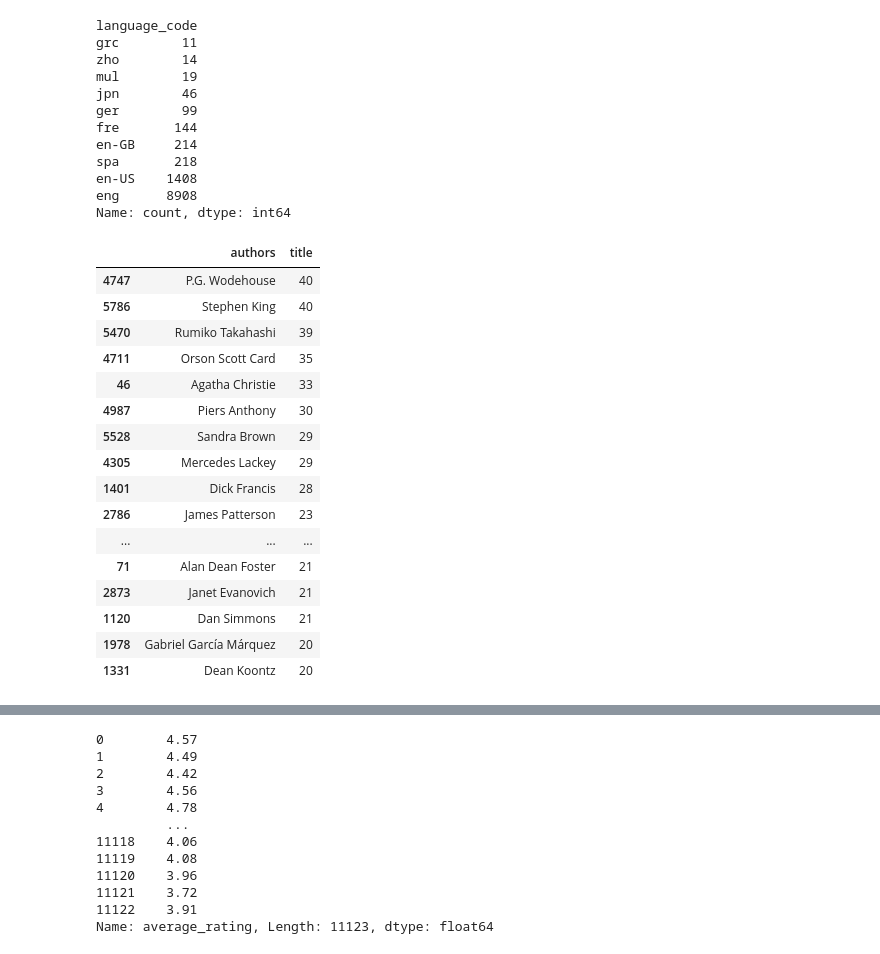
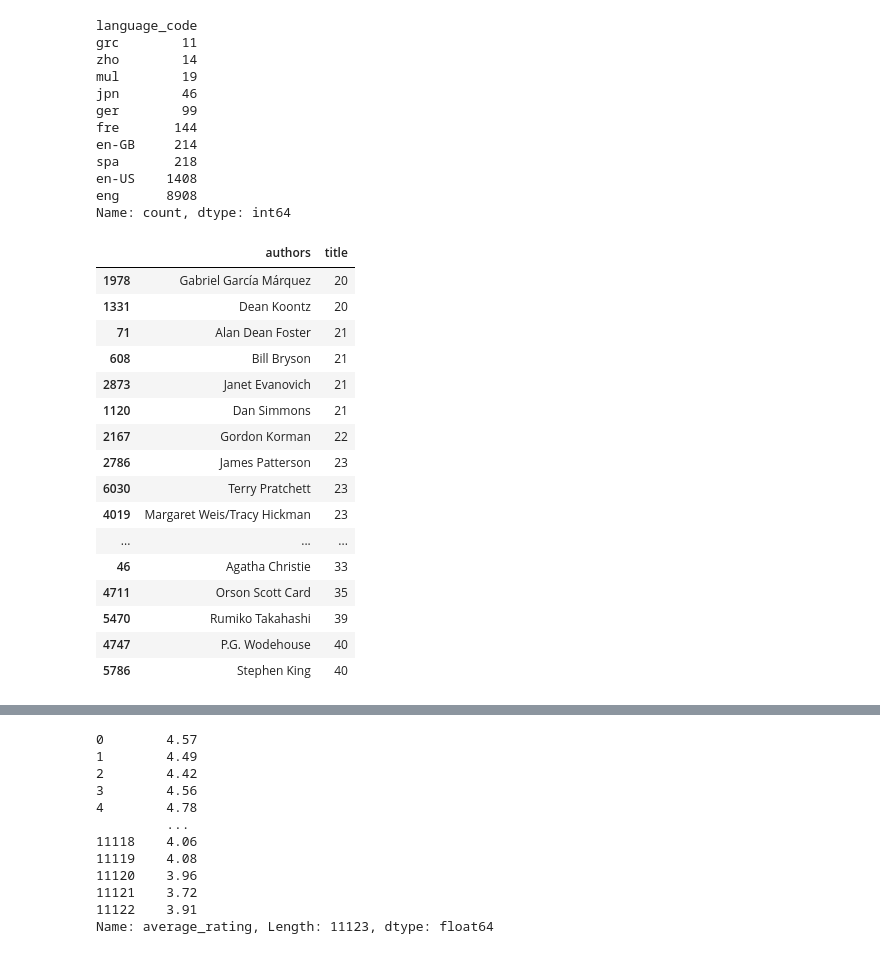
Before and after one commit to tanveerm176/book-recommendation-system, a Jupyter notebook: book-recommender.ipynb, the cells around one changed output, grey strips where cells are left out. Drawn from its saved outputs; the diff is of its cells as text; code cells hidden in the pictures.

```diff
--- a/book-recommender.ipynb
+++ b/book-recommender.ipynb
@@ -264,26 +264,27 @@ fig.show()
 # %%
 ## Which authors have the most books? (Top 20)
 # Group the dataframe by authors and count the number of titles for each author
 most_books = books_data.groupby('authors')['title'].count().reset_index().sort_values('title', ascending=False).head(20)
+most_books = most_books.sort_values(by='title', ascending=True)
 most_books
 # %% [output]
 |  | authors | title |
+| 1978 | Gabriel García Márquez | 20 |
+| 1331 | Dean Koontz | 20 |
+| 71 | Alan Dean Foster | 21 |
+| 608 | Bill Bryson | 21 |
+| 2873 | Janet Evanovich | 21 |
+| 1120 | Dan Simmons | 21 |
+| 2167 | Gordon Korman | 22 |
+| 2786 | James Patterson | 23 |
+| 6030 | Terry Pratchett | 23 |
+| 4019 | Margaret Weis/Tracy Hickman | 23 |
+| ... | ... | ... |
+| 46 | Agatha Christie | 33 |
+| 4711 | Orson Scott Card | 35 |
+| 5470 | Rumiko Takahashi | 39 |
 | 4747 | P.G. Wodehouse | 40 |
 | 5786 | Stephen King | 40 |
-| 5470 | Rumiko Takahashi | 39 |
-| 4711 | Orson Scott Card | 35 |
-| 46 | Agatha Christie | 33 |
-| 4987 | Piers Anthony | 30 |
-| 5528 | Sandra Brown | 29 |
-| 4305 | Mercedes Lackey | 29 |
-| 1401 | Dick Francis | 28 |
-| 2786 | James Patterson | 23 |
-| ... | ... | ... |
-| 71 | Alan Dean Foster | 21 |
-| 2873 | Janet Evanovich | 21 |
-| 1120 | Dan Simmons | 21 |
-| 1978 | Gabriel García Márquez | 20 |
-| 1331 | Dean Koontz | 20 |
 # %%
 # Create a list of distinct colors for each bar
 bar_colors = [color_palette[i % len(color_palette)] for i in range(len(most_books))]
```
Also changed, not shown: parts of 6 cells of this notebook, 12 other files.
